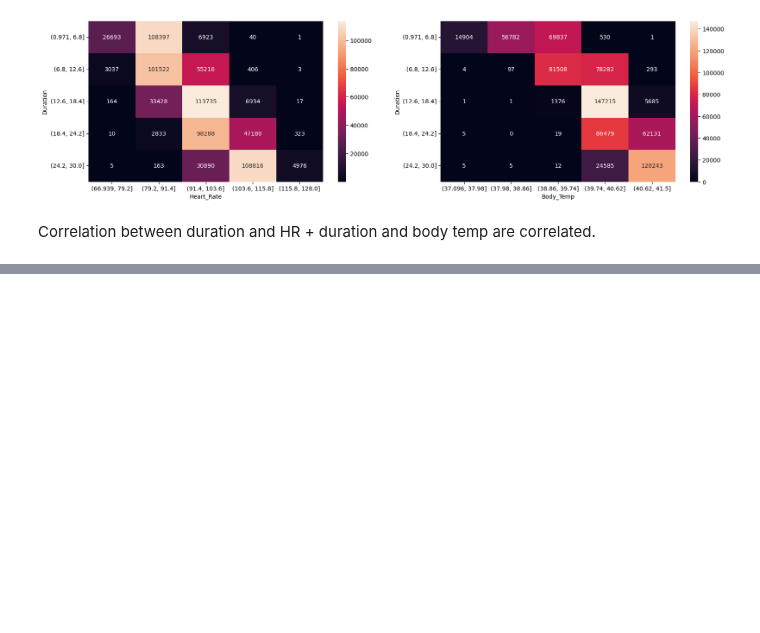
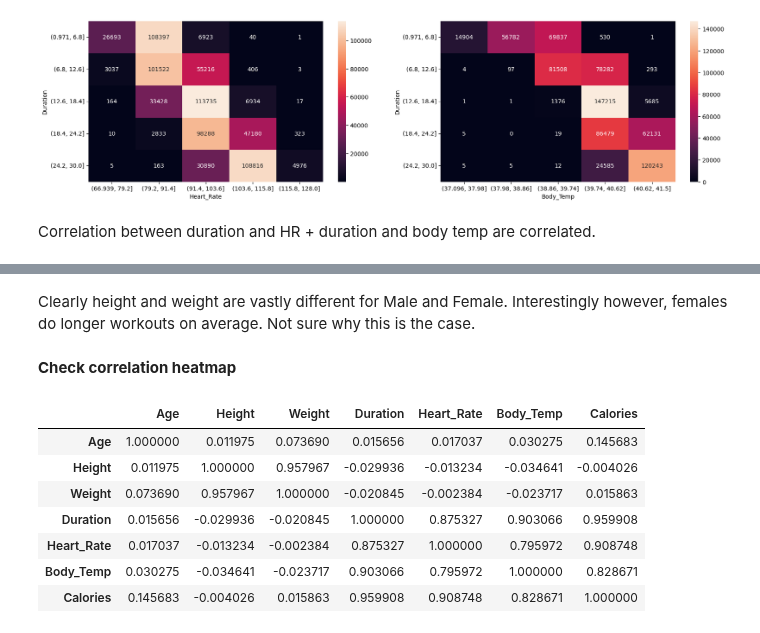
Before and after one commit to LoneCoder21/Kaggle-Notebooks, a Jupyter notebook: Regression/Calorie Expenditure/eda.ipynb, the cells around one changed output, grey strips where cells are left out. Drawn from its saved outputs; the diff is of its cells as text; code cells hidden in the pictures; blank space fills up the shorter version.

```diff
--- a/Regression/Calorie Expenditure/eda.ipynb
+++ b/Regression/Calorie Expenditure/eda.ipynb
@@ -468,0 +481,17 @@ Correlation between duration and HR + duration and body temp are correlated.
+# %% [markdown]
+Clearly height and weight are vastly different for Male and Female. Interestingly however, females do longer workouts on average. Not sure why this is the case.
+# %% [markdown]
+**Check correlation heatmap**
+# %%
+corr_df = train.drop(['id', 'Sex', 'Dataset'], axis=1)
+corr_mat = corr_df.corr()
+corr_mat
+# %% [output]
+|  | Age | Height | Weight | Duration | Heart_Rate | Body_Temp | Calories |
+| Age | 1.000000 | 0.011975 | 0.073690 | 0.015656 | 0.017037 | 0.030275 | 0.145683 |
+| Height | 0.011975 | 1.000000 | 0.957967 | -0.029936 | -0.013234 | -0.034641 | -0.004026 |
+| Weight | 0.073690 | 0.957967 | 1.000000 | -0.020845 | -0.002384 | -0.023717 | 0.015863 |
+| Duration | 0.015656 | -0.029936 | -0.020845 | 1.000000 | 0.875327 | 0.903066 | 0.959908 |
+| Heart_Rate | 0.017037 | -0.013234 | -0.002384 | 0.875327 | 1.000000 | 0.795972 | 0.908748 |
+| Body_Temp | 0.030275 | -0.034641 | -0.023717 | 0.903066 | 0.795972 | 1.000000 | 0.828671 |
+| Calories | 0.145683 | -0.004026 | 0.015863 | 0.959908 | 0.908748 | 0.828671 | 1.000000 |
```
Also changed, not shown: parts of 7 cells of this notebook.
